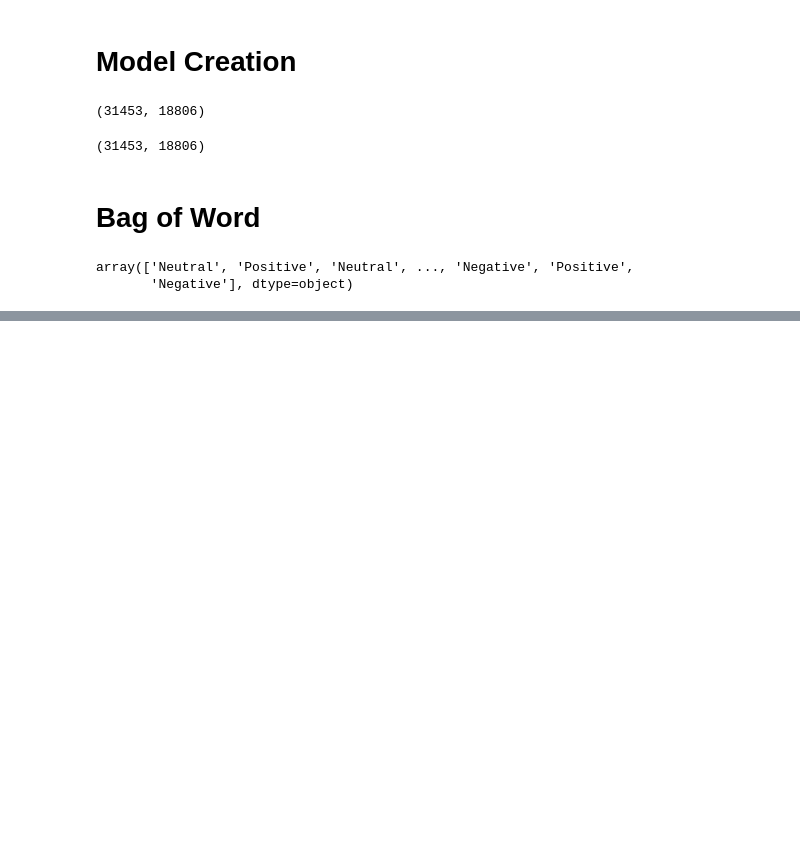
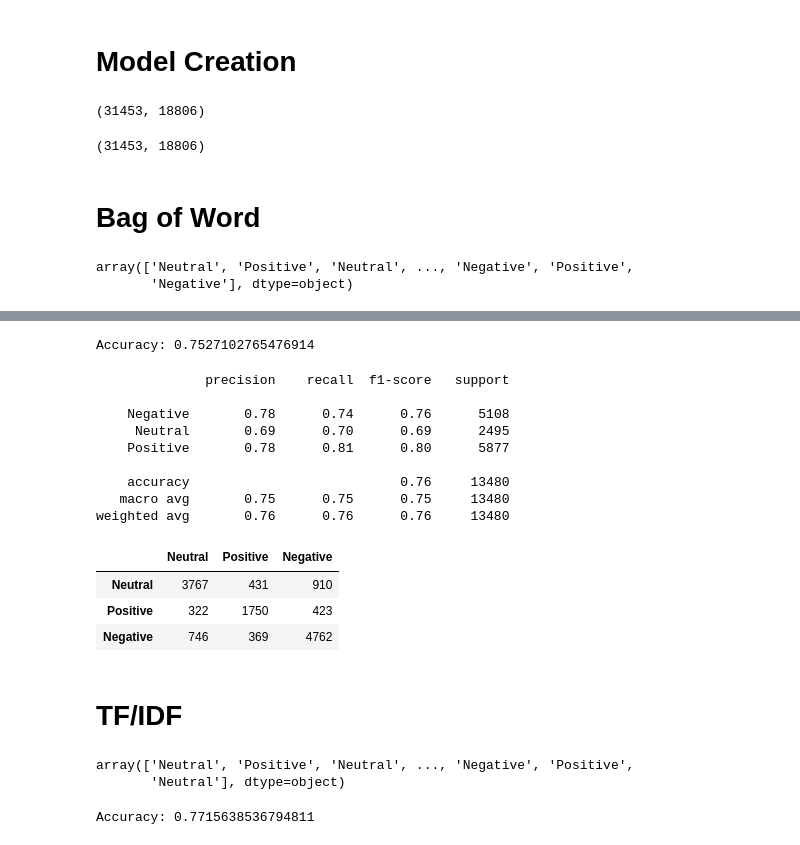
Before and after one commit to net-wizard/Coronavirus-tweets-NLP, a Jupyter notebook: Model/corona_tweets_sentiment.ipynb, the cells around one changed output, grey strips where cells are left out. Cells and saved outputs as stored; diff of their text form; code cells hidden in the pictures; blank space fills up the shorter version.

```diff
--- a/Model/corona_tweets_sentiment.ipynb
+++ b/Model/corona_tweets_sentiment.ipynb
@@ -496,0 +532,33 @@ weighted avg       0.79      0.78      0.79     13480
+# %%
+# Random Forest
+from sklearn.ensemble import RandomForestClassifier
+
+rf_cv=RandomForestClassifier()
+rf_cv.fit(cv_X_train,y_train)
+pred_rf_cv=rf_cv.predict(cv_X_test)
+# %%
+# Accuracy
+cv_score_rf_cv= cross_val_score(rf_cv,cv_X_train,y_train, cv=5)
+print("Accuracy: {}" .format(np.mean(cv_score_rf_cv)))
+# %% [output]
+Accuracy: 0.7527102765476914
+# %%
+label=['Neutral','Positive','Negative']
+print(classification_report(y_test,pred_rf_cv))
+pd.DataFrame(confusion_matrix(y_test,pred_rf_cv),index=label,columns=label)
+# %% [output]
+              precision    recall  f1-score   support
+
+    Negative       0.78      0.74      0.76      5108
+     Neutral       0.69      0.70      0.69      2495
+    Positive       0.78      0.81      0.80      5877
+
+    accuracy                           0.76     13480
+   macro avg       0.75      0.75      0.75     13480
+weighted avg       0.76      0.76      0.76     13480
+|  | Neutral | Positive | Negative |
+| Neutral | 3767 | 431 | 910 |
+| Positive | 322 | 1750 | 423 |
+| Negative | 746 | 369 | 4762 |
+# %% [markdown]
+# TF/IDF
@@ -496,0 +571,14 @@ weighted avg       0.79      0.78      0.79     13480
+# %%
+pred_lr_tv
+# %% [output]
+array(['Neutral', 'Positive', 'Neutral', ..., 'Negative', 'Positive',
+       'Neutral'], dtype=object)
+# %%
+# Accuracy
+from sklearn.metrics import confusion_matrix,classification_report
+from sklearn.model_selection import cross_val_score
+
+cv_score_lr_tv= cross_val_score(lr_tv,tv_X_train,y_train, cv=5)
+print("Accuracy: {}" .format(np.mean(cv_score_lr_tv)))
+# %% [output]
+Accuracy: 0.7715638536794811
```
Also changed, not shown: parts of 24 cells of this notebook.
